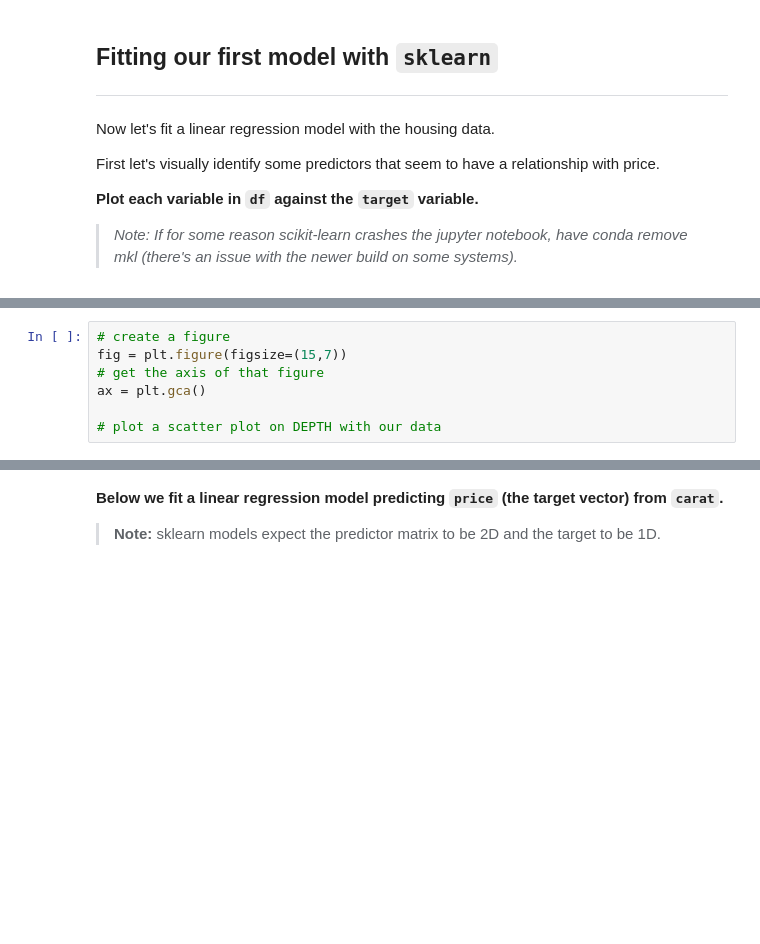
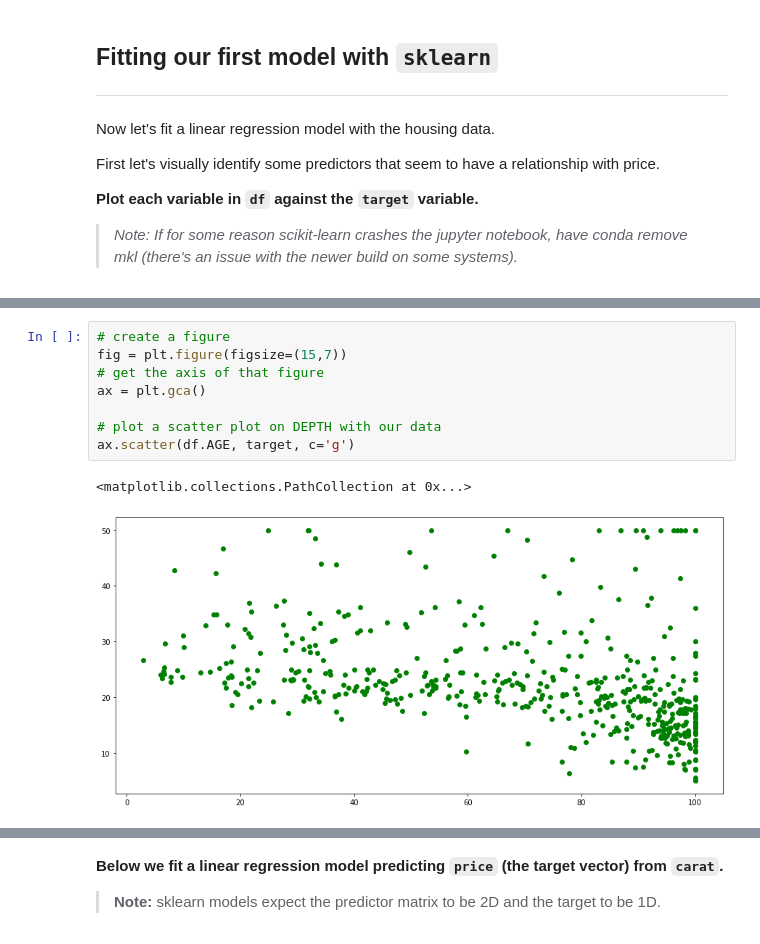
Before and after one commit to persocom01/GA-lessons, a Jupyter notebook: 3.01-lesson-simple_linear_regression/regression-modeling-simple-linear-regression.ipynb, the cells around one changed output, grey strips where cells are left out. Saved outputs shown, nothing was run; the diff lists cells and outputs as text; blank space fills up the shorter version.

```diff
--- a/3.01-lesson-simple_linear_regression/regression-modeling-simple-linear-regression.ipynb
+++ b/3.01-lesson-simple_linear_regression/regression-modeling-simple-linear-regression.ipynb
@@ -675,10 +787,14 @@ ax = plt.gca()
 # %%
 # create a figure
 fig = plt.figure(figsize=(15,7))
 # get the axis of that figure
 ax = plt.gca()
 
 # plot a scatter plot on DEPTH with our data
+ax.scatter(df.AGE, target, c='g')
+# %% [output]
+<matplotlib.collections.PathCollection at 0x...>
+[figure, added]
 # %%
 # create a figure
 fig = plt.figure(figsize=(15,7))
```
Also changed, not shown: parts of 40 cells of this notebook, 7 other files.
